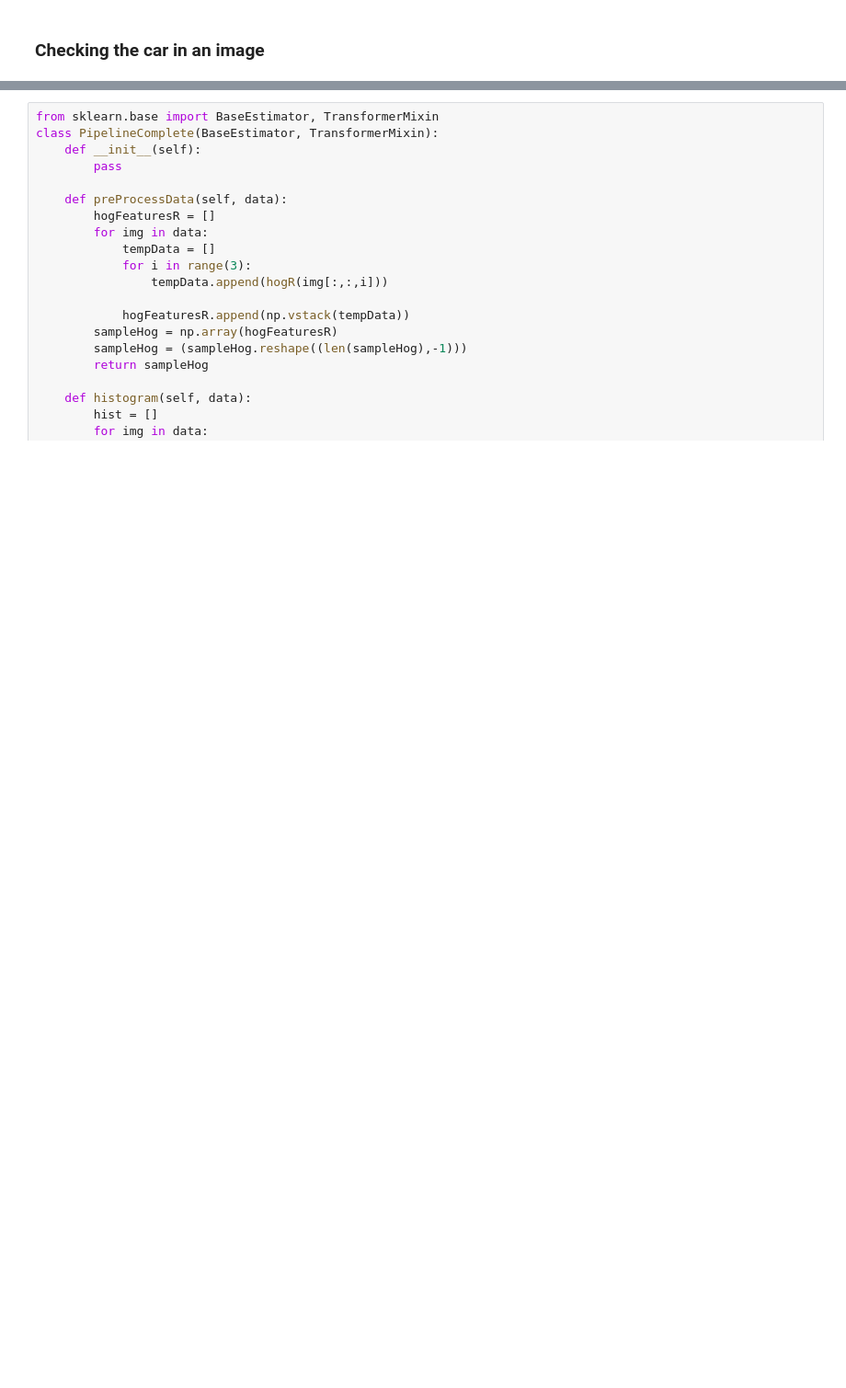
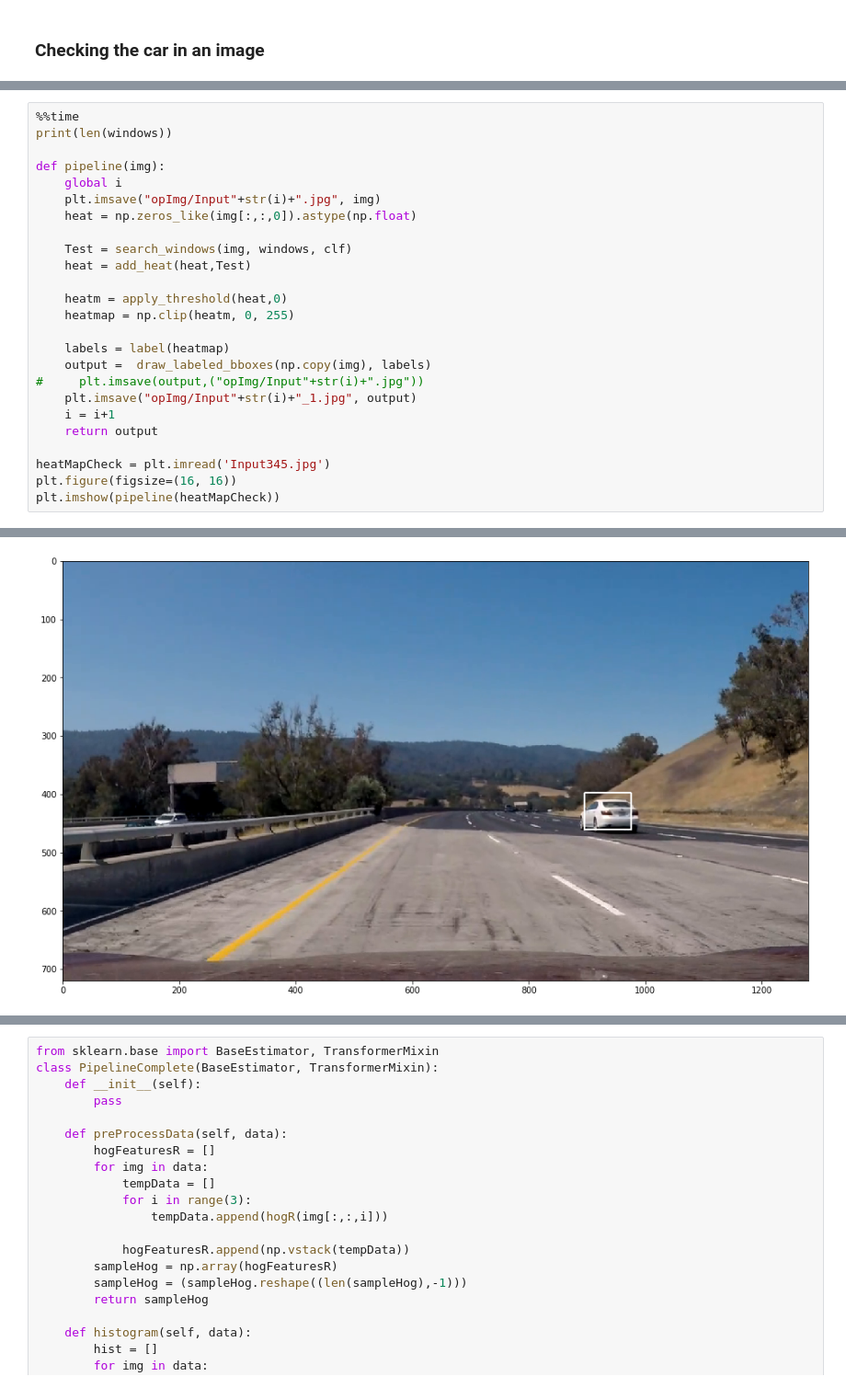
Before and after one commit to Keshav-Aggarwal/Simulator_Data, a Jupyter notebook: Untitled.ipynb, the cells around one changed output, grey strips where cells are left out. Shown at 92% size. Saved outputs shown, nothing was run; the diff lists cells and outputs as text; blank space fills up the shorter version.

```diff
--- a/Untitled.ipynb
+++ b/Untitled.ipynb
@@ -300,0 +356,26 @@ C:\Users\keshav_aggarwal\AppData\Local\Continuum\Miniconda3\envs\carnd-term1\lib
+# %%
+%%time
+print(len(windows))
+
+def pipeline(img):
+    global i
+    plt.imsave("opImg/Input"+str(i)+".jpg", img)
+    heat = np.zeros_like(img[:,:,0]).astype(np.float)
+
+    Test = search_windows(img, windows, clf)
+    heat = add_heat(heat,Test)
+
+    heatm = apply_threshold(heat,0)
+    heatmap = np.clip(heatm, 0, 255)
+
+    labels = label(heatmap)
+    output =  draw_labeled_bboxes(np.copy(img), labels)
+#     plt.imsave(output,("opImg/Input"+str(i)+".jpg"))
+    plt.imsave("opImg/Input"+str(i)+"_1.jpg", output)
+    i = i+1
+    return output
+
+heatMapCheck = plt.imread('Input345.jpg')
+plt.figure(figsize=(16, 16))
+plt.imshow(pipeline(heatMapCheck))
+# %% [output]
@@ -300,0 +384 @@ C:\Users\keshav_aggarwal\AppData\Local\Continuum\Miniconda3\envs\carnd-term1\lib
+[figure, added]
```
Also changed, not shown: parts of 20 cells of this notebook, 4 other files.
